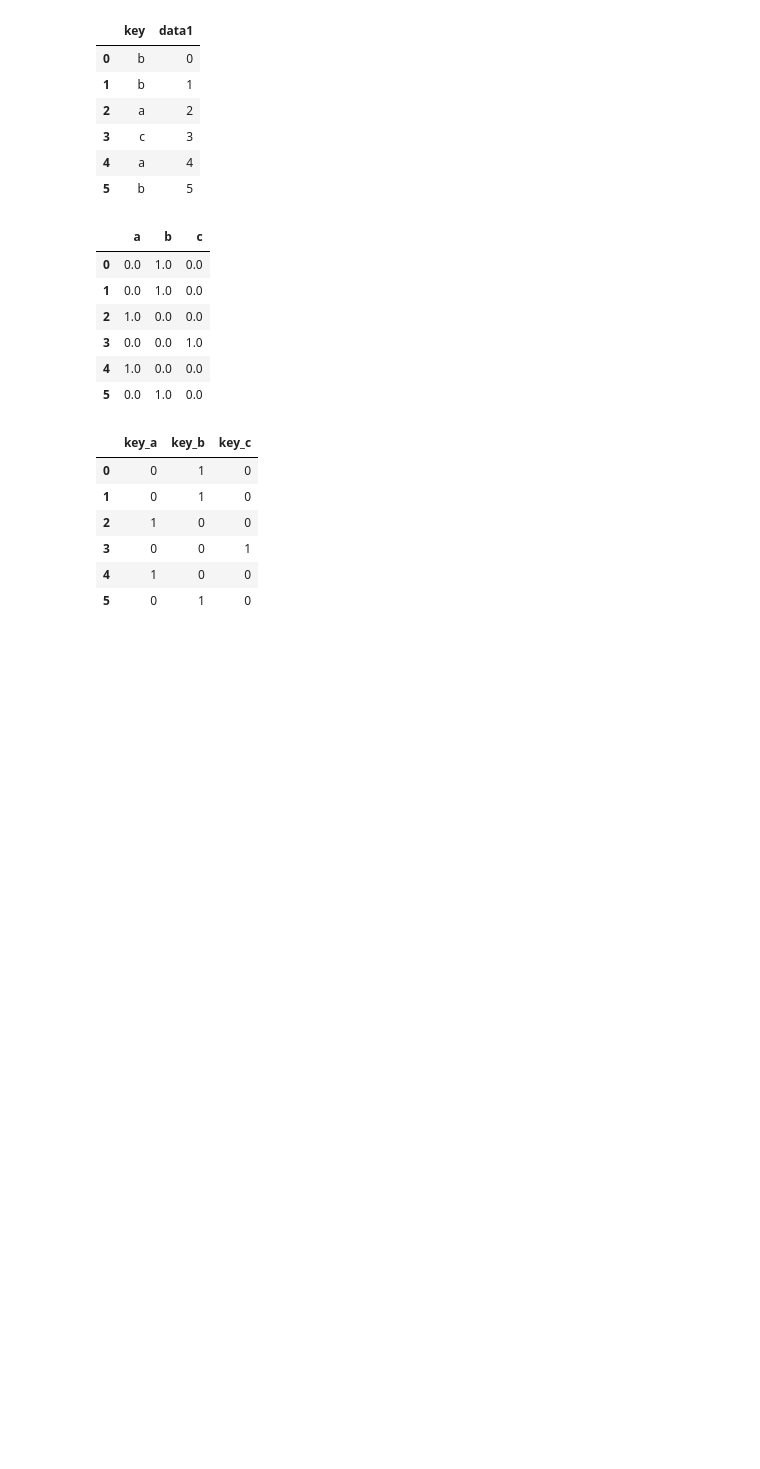
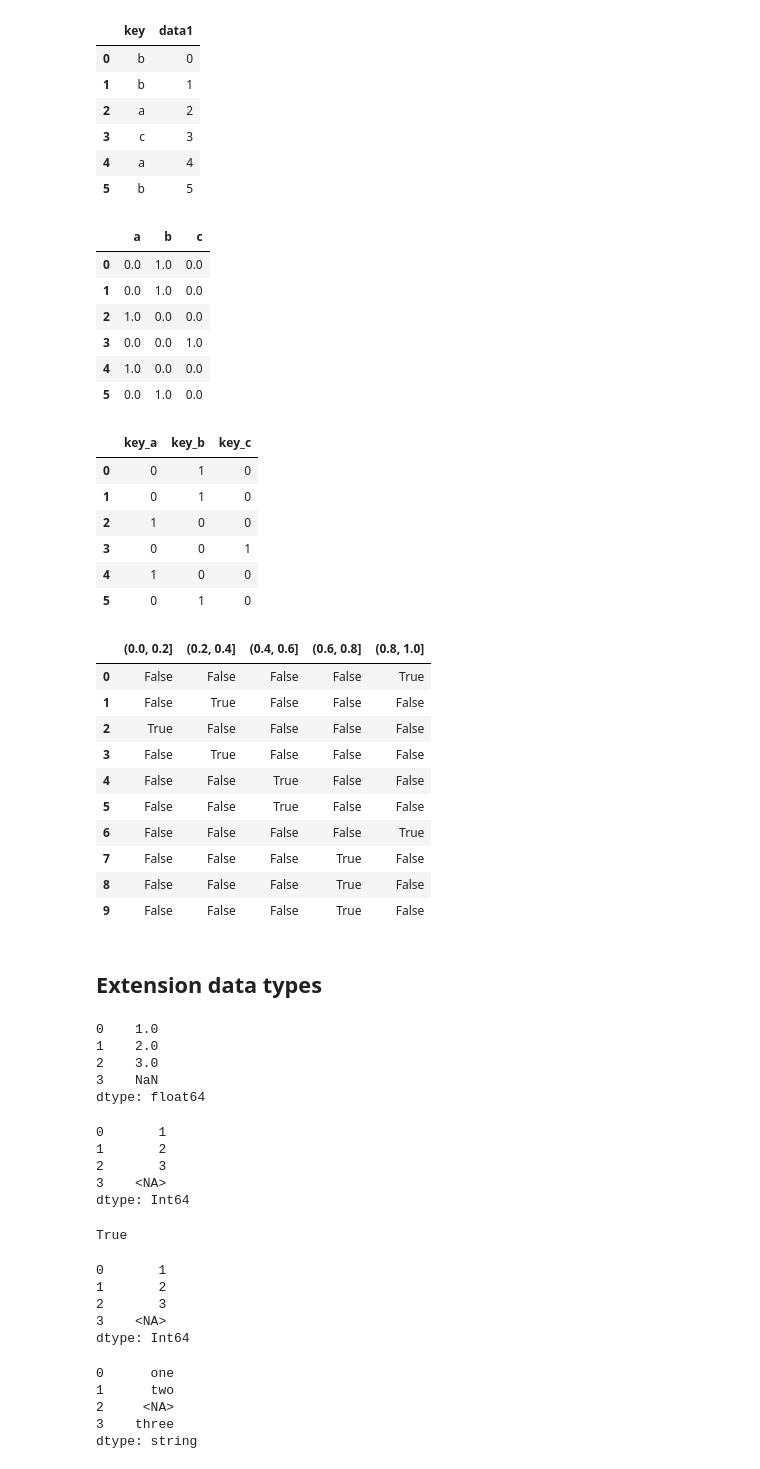
Before and after one commit to atozncoder/ai, a Jupyter notebook: PythonForDataAnalysisBook/7DataCleaning.ipynb, the cells around one changed output. Drawn from its saved outputs; the diff is of its cells as text; code cells hidden in the pictures; blank space fills up the shorter version.

```diff
--- a/PythonForDataAnalysisBook/7DataCleaning.ipynb
+++ b/PythonForDataAnalysisBook/7DataCleaning.ipynb
@@ -693,3 +693,71 @@ pd.get_dummies(df["key"], prefix="key", dtype=int)
 | 3 | 0 | 0 | 1 |
 | 4 | 1 | 0 | 0 |
 | 5 | 0 | 1 | 0 |
+# %%
+# A usefull recipe for statistical applications is to combine get_dummies with discretization function like cut
+np.random.seed(12345)
+
+values = np.random.uniform(size=10)
+# values
+
+bins = [0, 0.2, 0.4, 0.6, 0.8, 1]
+pd.get_dummies(pd.cut(values, bins))
+# %% [output]
+|  | (0.0, 0.2] | (0.2, 0.4] | (0.4, 0.6] | (0.6, 0.8] | (0.8, 1.0] |
+| 0 | False | False | False | False | True |
+| 1 | False | True | False | False | False |
+| 2 | True | False | False | False | False |
+| 3 | False | True | False | False | False |
+| 4 | False | False | True | False | False |
+| 5 | False | False | True | False | False |
+| 6 | False | False | False | False | True |
+| 7 | False | False | False | True | False |
+| 8 | False | False | False | True | False |
+| 9 | False | False | False | True | False |
+# %% [markdown]
+## Extension data types
+# %%
+# By default series will use float and np.nan in case when data is ints and there are some missing values
+s = pd.Series([1,2,3,None])
+s
+# %% [output]
+0    1.0
+1    2.0
+2    3.0
+3    NaN
+dtype: float64
+# %%
+# Pandas has it's own dtype
+s = pd.Series([1,2,3,None], dtype=pd.Int64Dtype())
+s
+# %% [output]
+0       1
+1       2
+2       3
+3    <NA>
+dtype: Int64
+# %%
+# Pandas use pd.NA for None
+s[3] is pd.NA
+# %% [output]
+True
+# %%
+# Shorter version can be used for data type, but I like more to not use strings
+s = pd.Series([1,2,3,None], dtype="Int64")
+s
+# %% [output]
+0       1
+1       2
+2       3
+3    <NA>
+dtype: Int64
+# %%
+# String would be object type
+s = pd.Series(["one", "two", None, "three"], dtype=pd.StringDtype())
+s
+# %% [output]
+0      one
+1      two
+2     <NA>
+3    three
+dtype: string
```
Also changed, not shown: parts of 38 cells of this notebook.
